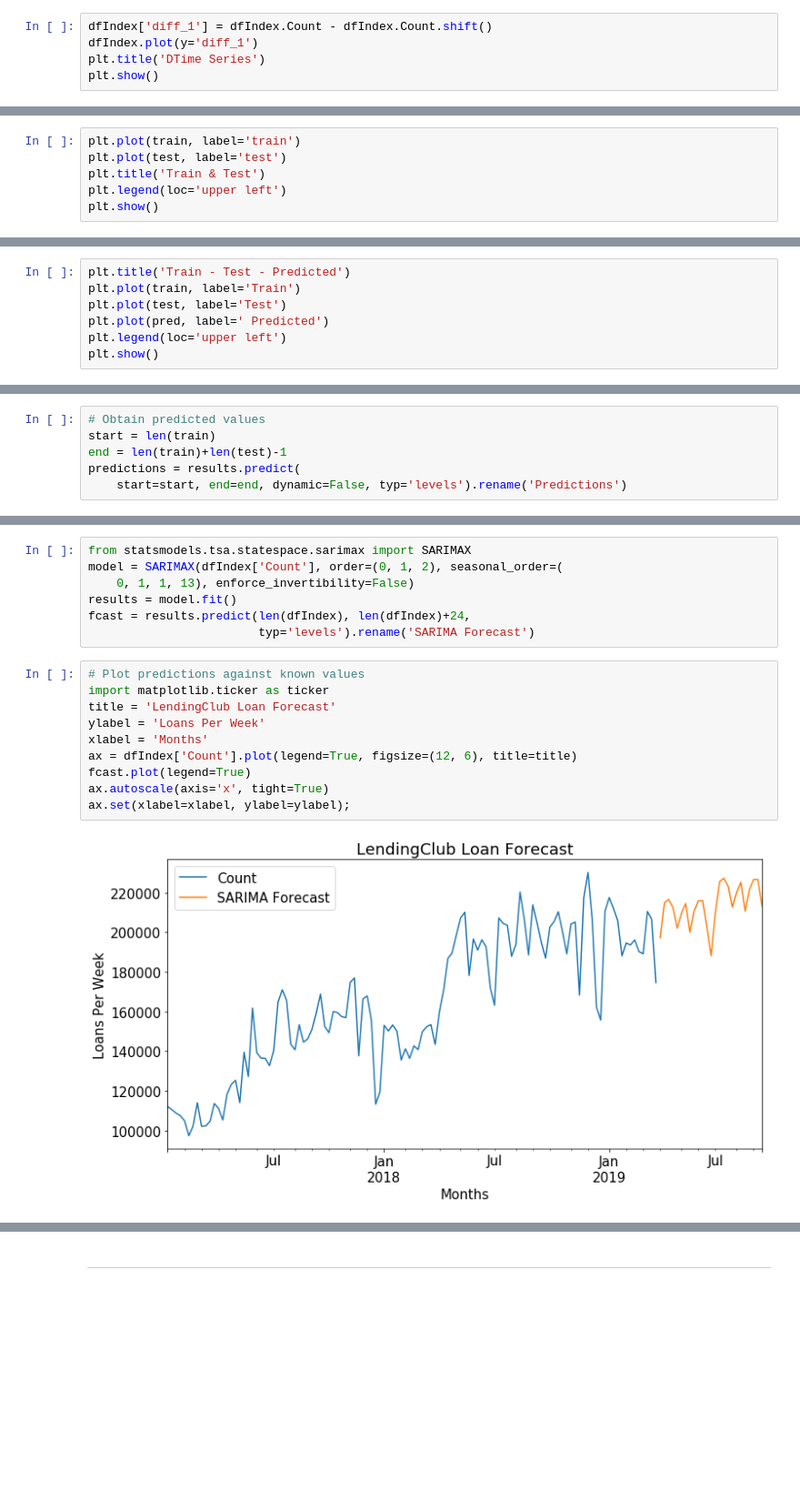
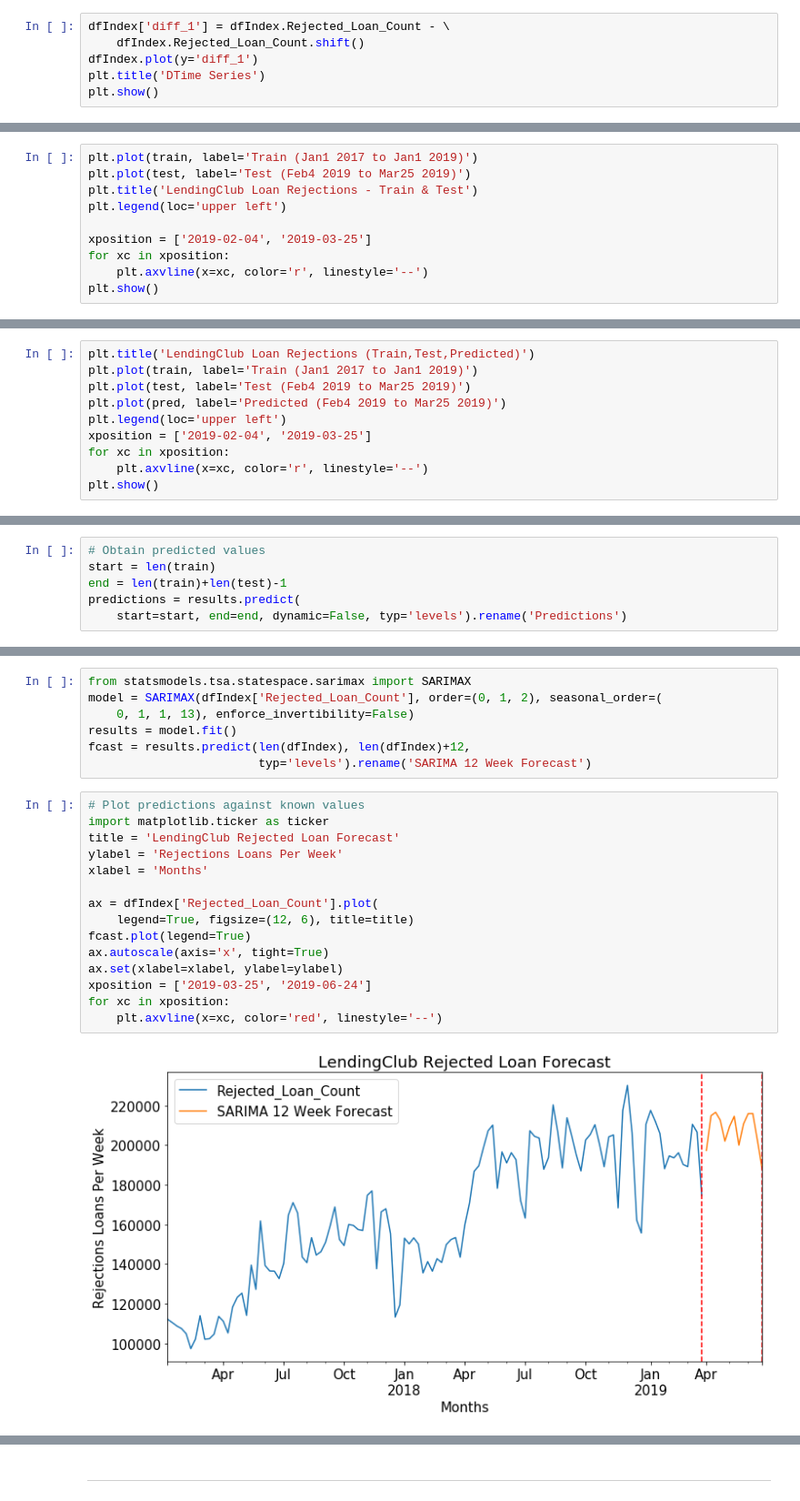
Before and after one commit to gaddyc/Thinkful_Data_Science, a Jupyter notebook: Unit7_FinalCapstone/Unit7.5_TimeSeries_LendingClub.ipynb, the cells around one changed output, grey strips where cells are left out. Shown at 91% size. Saved outputs shown, nothing was run; the diff lists cells and outputs as text; blank space fills up the shorter version.

```diff
--- a/Unit7_FinalCapstone/Unit7.5_TimeSeries_LendingClub.ipynb
+++ b/Unit7_FinalCapstone/Unit7.5_TimeSeries_LendingClub.ipynb
@@ -153,7 +193,8 @@ plt.show()
 # %% [markdown]
 _The data is not stationary, therefore we have to take the difference_
 # %%
-dfIndex['diff_1'] = dfIndex.Count - dfIndex.Count.shift()
+dfIndex['diff_1'] = dfIndex.Rejected_Loan_Count - \
+    dfIndex.Rejected_Loan_Count.shift()
 dfIndex.plot(y='diff_1')
 plt.title('DTime Series')
 plt.show()
@@ -368,7 +446,11 @@ train.shape, test.shape
 # %%
-plt.plot(train, label='train')
-plt.plot(test, label='test')
-plt.title('Train & Test')
+plt.plot(train, label='Train (Jan1 2017 to Jan1 2019)')
+plt.plot(test, label='Test (Feb4 2019 to Mar25 2019)')
+plt.title('LendingClub Loan Rejections - Train & Test')
 plt.legend(loc='upper left')
+
+xposition = ['2019-02-04', '2019-03-25']
+for xc in xposition:
+    plt.axvline(x=xc, color='r', linestyle='--')
 plt.show()
 # %% [output]
@@ -413,10 +497,13 @@ pred = pd.DataFrame(stepwise_model.predict(n_periods=8),
                     index=test.index)
 pred.columns = ['Predicted_Num_Loans']
 # %%
-plt.title('Train - Test - Predicted')
-plt.plot(train, label='Train')
-plt.plot(test, label='Test')
-plt.plot(pred, label=' Predicted')
+plt.title('LendingClub Loan Rejections (Train,Test,Predicted)')
+plt.plot(train, label='Train (Jan1 2017 to Jan1 2019)')
+plt.plot(test, label='Test (Feb4 2019 to Mar25 2019)')
+plt.plot(pred, label='Predicted (Feb4 2019 to Mar25 2019)')
 plt.legend(loc='upper left')
+xposition = ['2019-02-04', '2019-03-25']
+for xc in xposition:
+    plt.axvline(x=xc, color='r', linestyle='--')
 plt.show()
 # %% [output]
@@ -502,19 +609,24 @@ _What does the forecast look like?_
 # %%
 from statsmodels.tsa.statespace.sarimax import SARIMAX
-model = SARIMAX(dfIndex['Count'], order=(0, 1, 2), seasonal_order=(
+model = SARIMAX(dfIndex['Rejected_Loan_Count'], order=(0, 1, 2), seasonal_order=(
     0, 1, 1, 13), enforce_invertibility=False)
 results = model.fit()
-fcast = results.predict(len(dfIndex), len(dfIndex)+24,
-                        typ='levels').rename('SARIMA Forecast')
+fcast = results.predict(len(dfIndex), len(dfIndex)+12,
+                        typ='levels').rename('SARIMA 12 Week Forecast')
 # %%
 # Plot predictions against known values
 import matplotlib.ticker as ticker
-title = 'LendingClub Loan Forecast'
-ylabel = 'Loans Per Week'
+title = 'LendingClub Rejected Loan Forecast'
+ylabel = 'Rejections Loans Per Week'
 xlabel = 'Months'
-ax = dfIndex['Count'].plot(legend=True, figsize=(12, 6), title=title)
+
+ax = dfIndex['Rejected_Loan_Count'].plot(
+    legend=True, figsize=(12, 6), title=title)
 fcast.plot(legend=True)
 ax.autoscale(axis='x', tight=True)
-ax.set(xlabel=xlabel, ylabel=ylabel);
+ax.set(xlabel=xlabel, ylabel=ylabel)
+xposition = ['2019-03-25', '2019-06-24']
+for xc in xposition:
+    plt.axvline(x=xc, color='red', linestyle='--')
 # %% [output]
-[figure, old version]
+[figure, new version]
```
Also changed, not shown: parts of 96 cells of this notebook, 4 other files.
